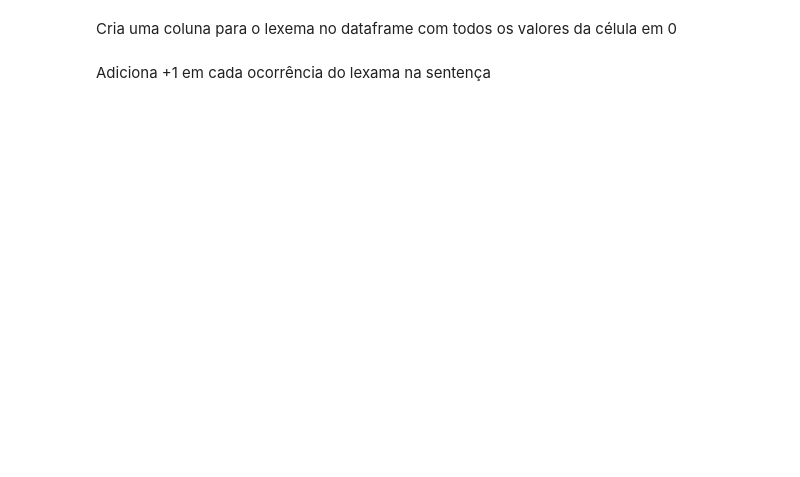
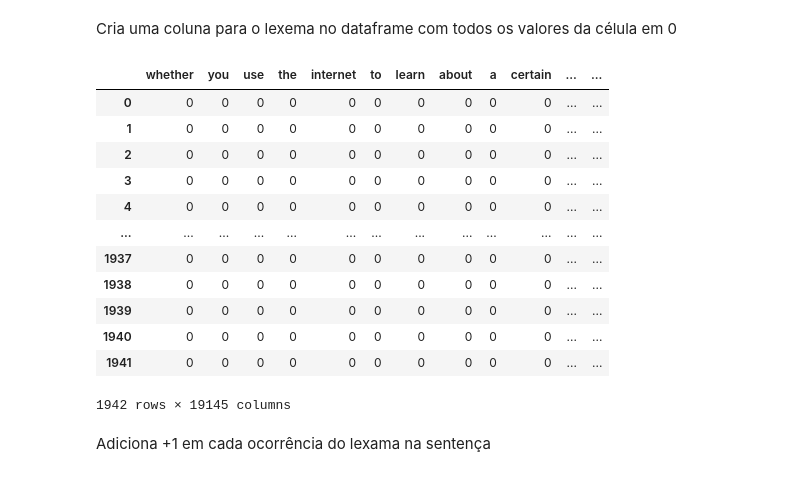
Before and after one commit to patrickerson/corpus, a Jupyter notebook: corpus.ipynb, the cells around one changed output. Drawn from its saved outputs; the diff is of its cells as text; code cells hidden in the pictures; blank space fills up the shorter version.

```diff
--- a/corpus.ipynb
+++ b/corpus.ipynb
@@ -255,10 +270,30 @@ df['tokens']=tokens_lemmatize
 # %% [markdown]
 Cria uma coluna para o lexema no dataframe com todos os valores da célula em 0
-# %%
-for i in tokens_lemmatize:
-  for word in i:
-    if type(df.get(word))!=pd.core.series.Series:
-      df[word]=0
+# %%
+import numpy as np
+
+columns=[]
+for i in tokens_lemmatize:
+  for word in i:
+    columns.append(word)
+# %%
+bow=pd.DataFrame(0, index=np.arange(len(tokens_lemmatize)), columns=columns)
+# %%
+bow
+# %% [output]
+|  | whether | you | use | the | internet | to | learn | about | a | certain | ... | ... |
+| 0 | 0 | 0 | 0 | 0 | 0 | 0 | 0 | 0 | 0 | 0 | ... | ... |
+| 1 | 0 | 0 | 0 | 0 | 0 | 0 | 0 | 0 | 0 | 0 | ... | ... |
+| 2 | 0 | 0 | 0 | 0 | 0 | 0 | 0 | 0 | 0 | 0 | ... | ... |
+| 3 | 0 | 0 | 0 | 0 | 0 | 0 | 0 | 0 | 0 | 0 | ... | ... |
+| 4 | 0 | 0 | 0 | 0 | 0 | 0 | 0 | 0 | 0 | 0 | ... | ... |
+| ... | ... | ... | ... | ... | ... | ... | ... | ... | ... | ... | ... | ... |
+| 1937 | 0 | 0 | 0 | 0 | 0 | 0 | 0 | 0 | 0 | 0 | ... | ... |
+| 1938 | 0 | 0 | 0 | 0 | 0 | 0 | 0 | 0 | 0 | 0 | ... | ... |
+| 1939 | 0 | 0 | 0 | 0 | 0 | 0 | 0 | 0 | 0 | 0 | ... | ... |
+| 1940 | 0 | 0 | 0 | 0 | 0 | 0 | 0 | 0 | 0 | 0 | ... | ... |
+| 1941 | 0 | 0 | 0 | 0 | 0 | 0 | 0 | 0 | 0 | 0 | ... | ... |
+1942 rows × 19145 columns
 # %% [markdown]
 Adiciona +1 em cada ocorrência do lexama na sentença
 # %%
```
Also changed, not shown: parts of 14 cells of this notebook.
